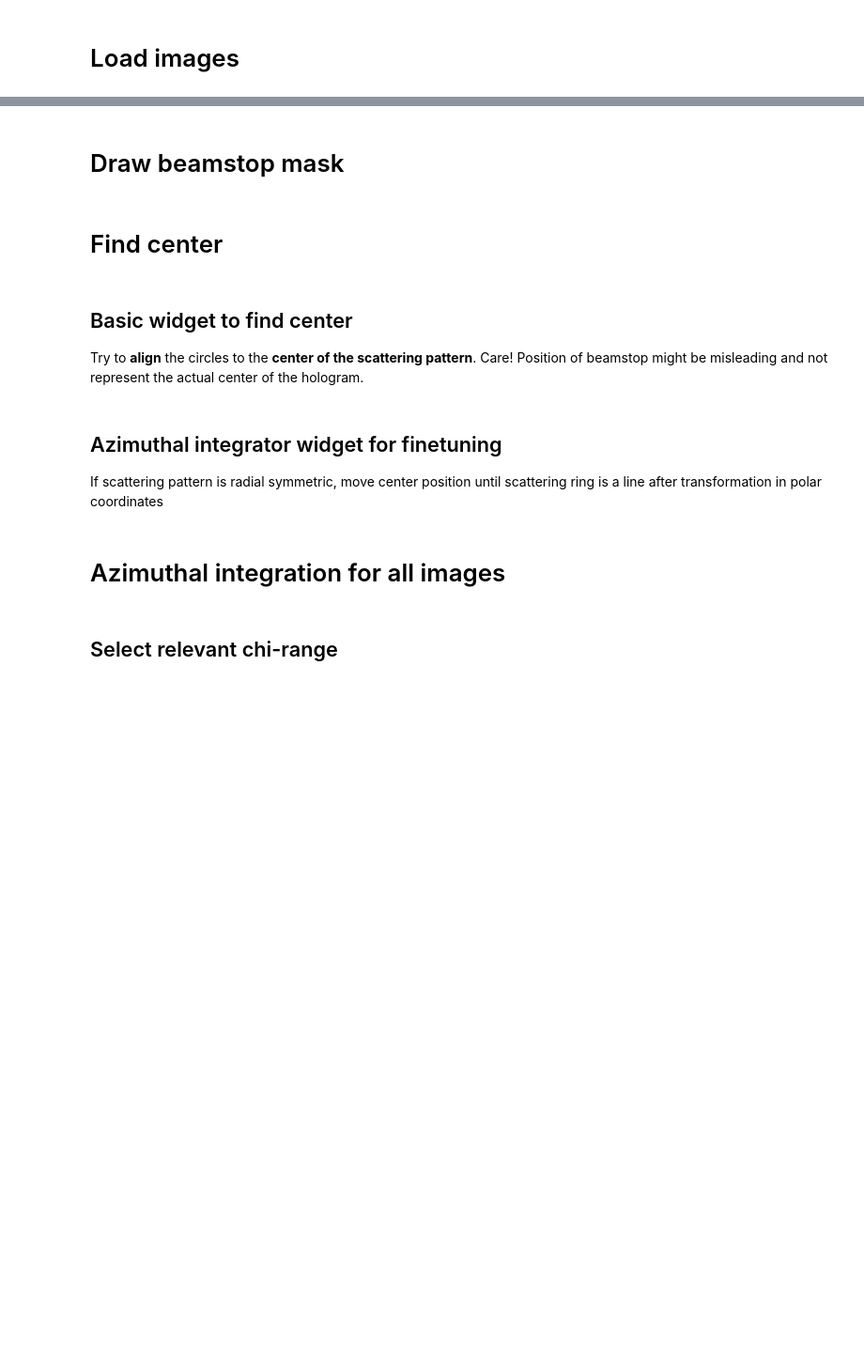
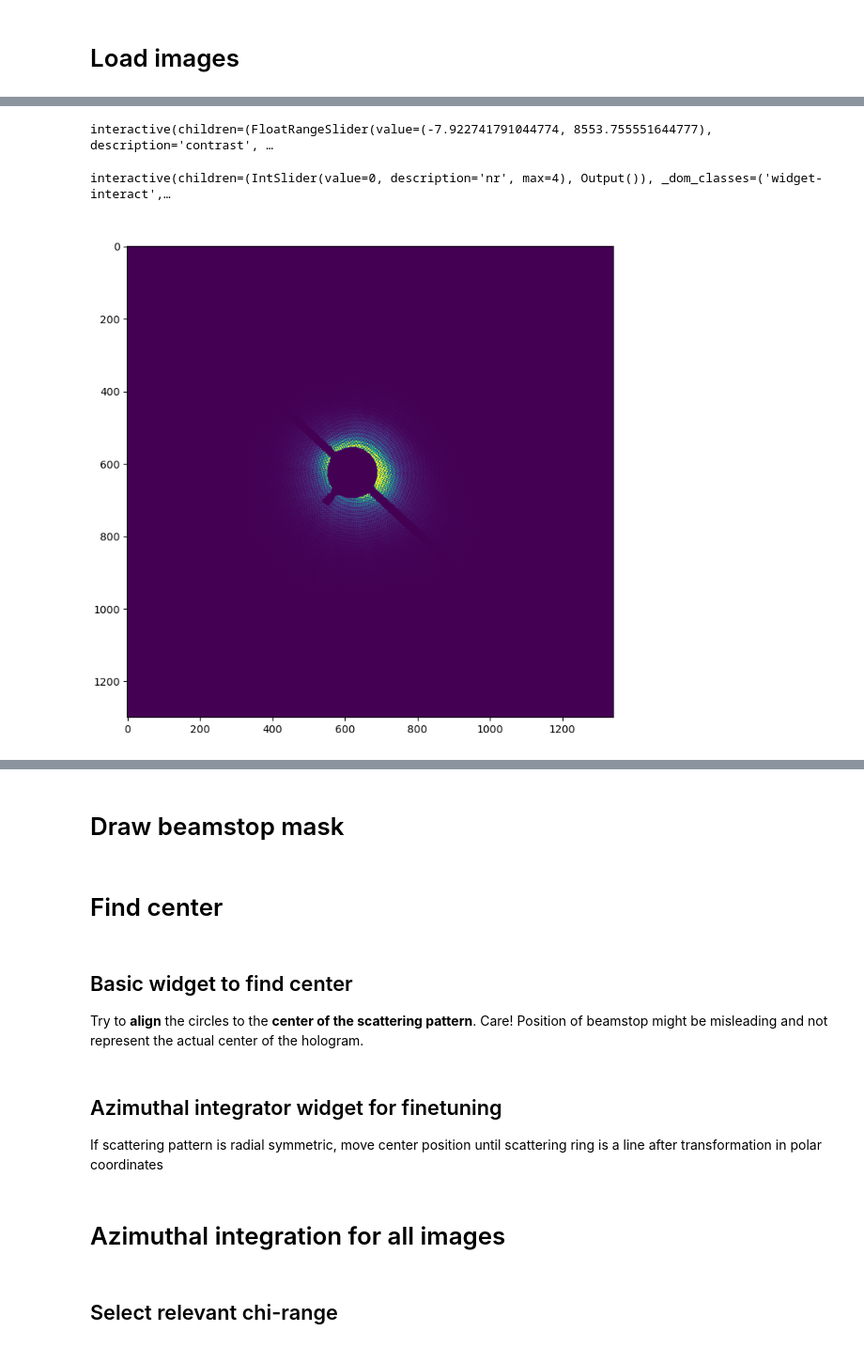
Before and after one commit to riccbatt/FTH-Phase-Retrieval-2609-SOLEIL-SEXTANTS, a Jupyter notebook: SAXS_Basic.ipynb, the cells around one changed output, grey strips where cells are left out. Shown at 94% size. Cells and saved outputs as stored; diff of their text form; code cells hidden in the pictures; blank space fills up the shorter version.

```diff
--- a/SAXS_Basic.ipynb
+++ b/SAXS_Basic.ipynb
@@ -330,14 +354,14 @@ print("Output Folder: %s" % folder_general)
 # Load images
 # %%
 # Specify image ids in iterable like list or array
-im_ids = [3297]#np.arange(3263,3278+1)
-topo_ids = [3298]#np.arange(3280,3295+1)
+im_ids = [3314,3318,3320,3322,3324]#np.arange(3263,3278+1)
+topo_ids = None#[3298]*np.ones(len(im_ids),dtype=int)#*np.arange(3280,3295+1)
 
 dark_ids_im = 3296*np.ones(len(im_ids),dtype=int) #iterable; one needs to be assigned for each image
 dark_ids_topo = dark_ids_im#3296*np.ones(len(im_ids),dtype=int)
 
 # Which data from nexus files to load? (e.g. "energy","srotz", ...)
-key = "energy"
+key = "sample_rotation"
 
 # Sort data according to scan axis?
 sort = False
@@ -413,33 +439,37 @@ ax.grid()
 # %%
 # Assign to xarray
 # Setup xarray for images
 data = xr.Dataset()
-data[key] = xr.DataArray([scan_axis], dims=["index"])
+data[key] = xr.DataArray(scan_axis, dims=["index"])
 data["ids"] = xr.DataArray(im_ids, dims=["index"])
-data["images"] = xr.DataArray([images], dims=["index", "y", "x"])
-data["topos"] = xr.DataArray([topos], dims=["index", "y", "x"])
+data["images"] = xr.DataArray(images, dims=["index", "y", "x"])
+data["topos"] = xr.DataArray(topos, dims=["index", "y", "x"])
 
 if topo_ids is not None:
     data["ids_topo"] = xr.DataArray(topo_ids, dims=["index"])
 
 # Subtract drifting offset of detector
 sel = data.y < 25
 data["offset"] = data["images"].where(sel).mean(["y","x"])
 data["images"] = data["images"] - data["offset"]
 data["offset_topo"] = data["images"].where(sel).mean(["y","x"])
 data["images"] = data["images"] - data["offset_topo"]
 
 data["image"] = data["images"].mean("index")
 data["topo"] = data["topos"].mean("index")
 image = data["image"].values
 topo = data["topo"].values
 
 # Sort ascending key
 if sort is True:
     data = data.sortby(key)
 
 # Assign im_id as attribute
 data = data.assign_attrs({"im_ids": im_ids})
 
 # Slideshow viewer
 fig, ax = cimshow(data["images"])
+# %% [output]
+interactive(children=(FloatRangeSlider(value=(-7.922741791044774, 8553.755551644777), description='contrast', …
+interactive(children=(IntSlider(value=0, description='nr', max=4), Output()), _dom_classes=('widget-interact',…
+[figure, added]
```
Also changed, not shown: parts of 9 cells of this notebook, 2 other files.
